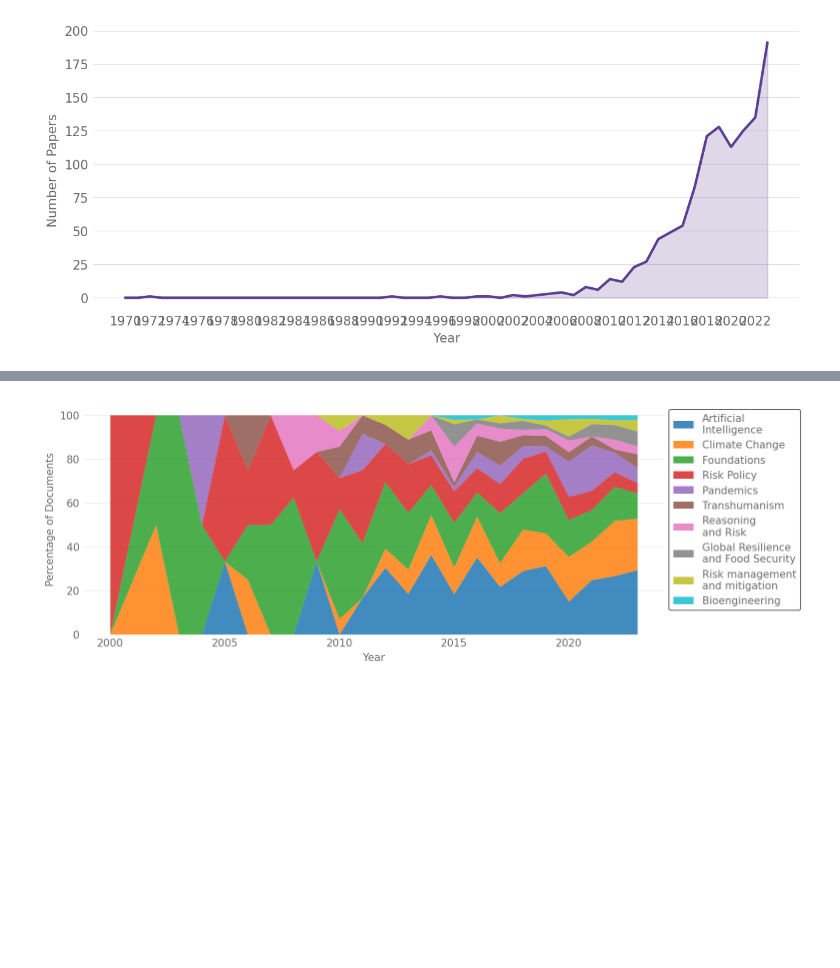
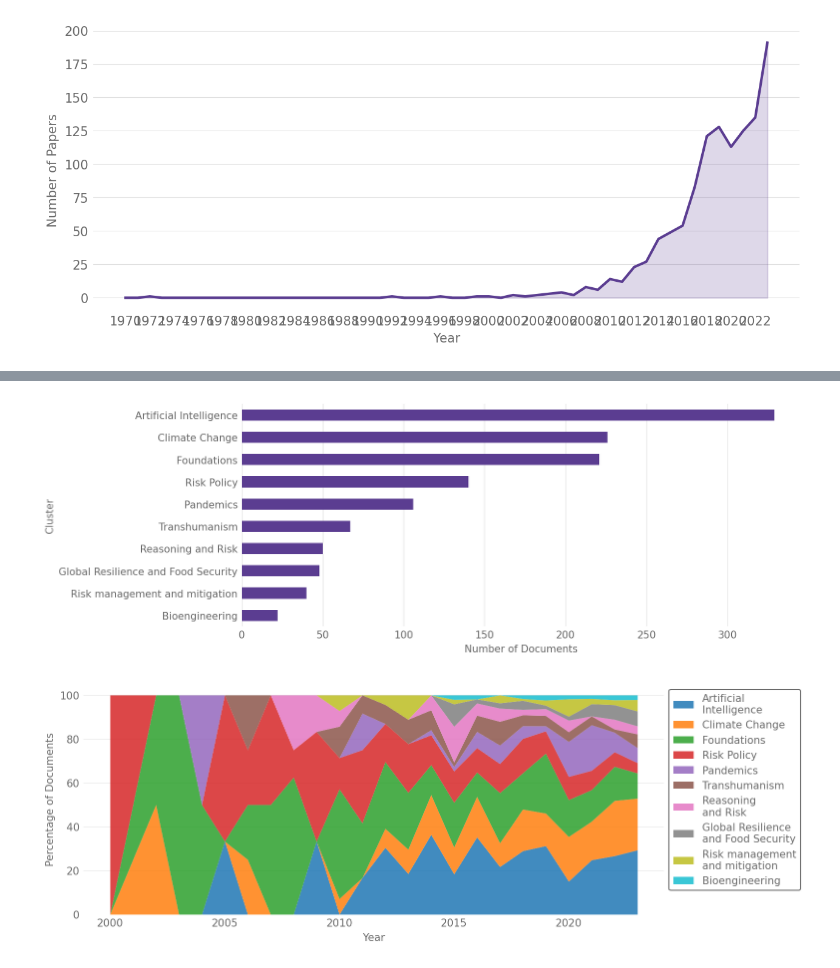
Before and after one commit to florianjehn/bibliometrics, a Jupyter notebook: scripts/overall_visualizations.ipynb, the cells around one changed output, grey strips where cells are left out. Saved outputs shown, nothing was run; the diff lists cells and outputs as text; code cells hidden in the pictures; blank space fills up the shorter version.

```diff
--- a/scripts/overall_visualizations.ipynb
+++ b/scripts/overall_visualizations.ipynb
@@ -80,3 +81,13 @@ plt.show()
+# %%
+# Create a barplot that shows the number of papers per cluster
+cluster_counts = vos_meta["Cluster"].value_counts().sort_index(ascending=False)
+cluster_counts.index = cluster_counts.index.map(cluster_names)
+cluster_counts.plot(kind="barh", color=main_color)
+plt.xlabel("Number of Documents")
+plt.ylabel("Cluster")
+plt.gca().yaxis.grid(False)
+# %% [output]
+[figure, added]
 # %%
 # And now the same plot but with the percentage of papers in each cluster
 # Only do this from 2010 onwards
```
Also changed, not shown: parts of 5 cells of this notebook, 2 other files.
